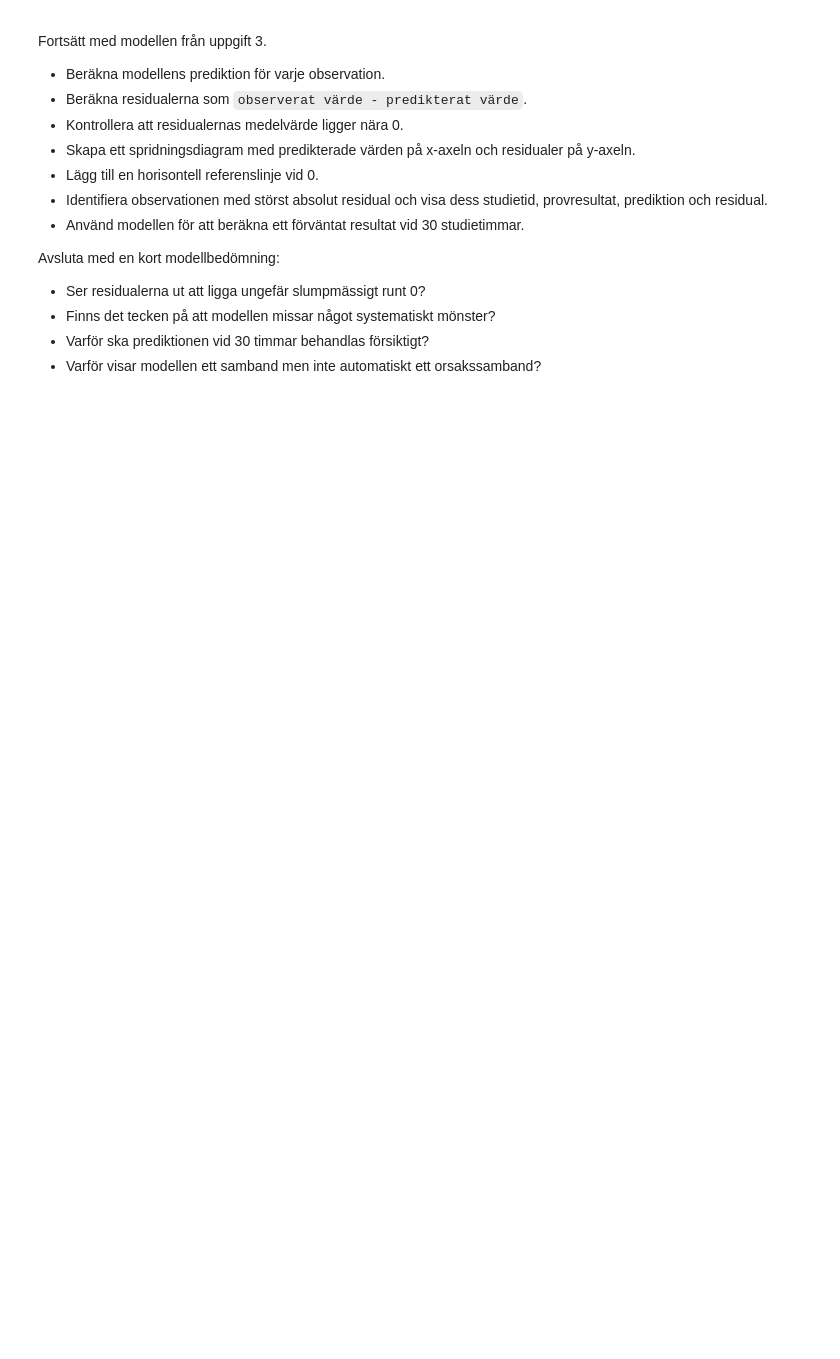
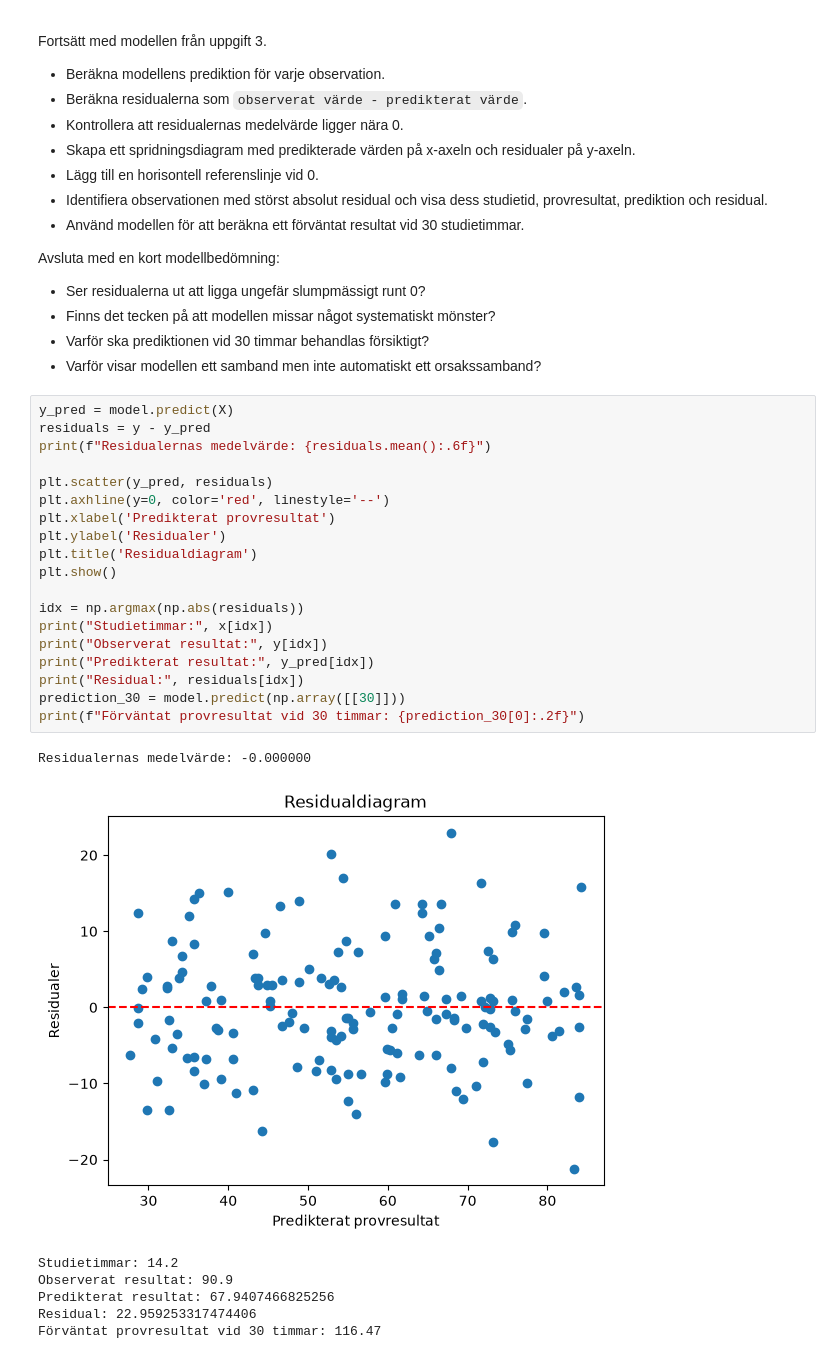
Before and after one commit to Hakan-Fridlund/PYSTDA45-Pythonprogrammering-och-statistisk-dataanalys, a Jupyter notebook: exercises/week8_exercises.ipynb, the cells around one changed output. Drawn from its saved outputs; the diff is of its cells as text; blank space fills up the shorter version.

```diff
--- a/exercises/week8_exercises.ipynb
+++ b/exercises/week8_exercises.ipynb
@@ -193,3 +240,30 @@ Avsluta med en kort modellbedömning:
 - Finns det tecken på att modellen missar något systematiskt mönster?
 - Varför ska prediktionen vid 30 timmar behandlas försiktigt?
 - Varför visar modellen ett samband men inte automatiskt ett orsakssamband?
+# %%
+y_pred = model.predict(X)
+residuals = y - y_pred
+print(f"Residualernas medelvärde: {residuals.mean():.6f}")
+
+plt.scatter(y_pred, residuals)
+plt.axhline(y=0, color='red', linestyle='--')
+plt.xlabel('Predikterat provresultat')
+plt.ylabel('Residualer')
+plt.title('Residualdiagram')
+plt.show()
+
+idx = np.argmax(np.abs(residuals))
+print("Studietimmar:", x[idx])
+print("Observerat resultat:", y[idx])
+print("Predikterat resultat:", y_pred[idx])
+print("Residual:", residuals[idx])
+prediction_30 = model.predict(np.array([[30]]))
+print(f"Förväntat provresultat vid 30 timmar: {prediction_30[0]:.2f}")
+# %% [output]
+Residualernas medelvärde: -0.000000
+[figure, added]
+Studietimmar: 14.2
+Observerat resultat: 90.9
+Predikterat resultat: 67.9407466825256
+Residual: 22.959253317474406
+Förväntat provresultat vid 30 timmar: 116.47
```
Also changed, not shown: parts of 3 cells of this notebook.
